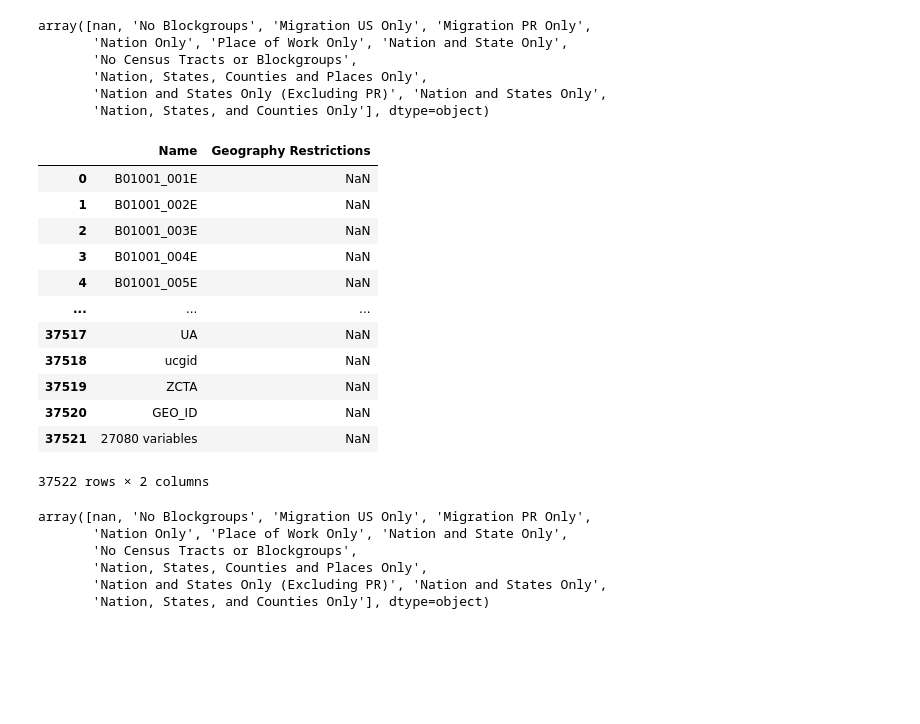
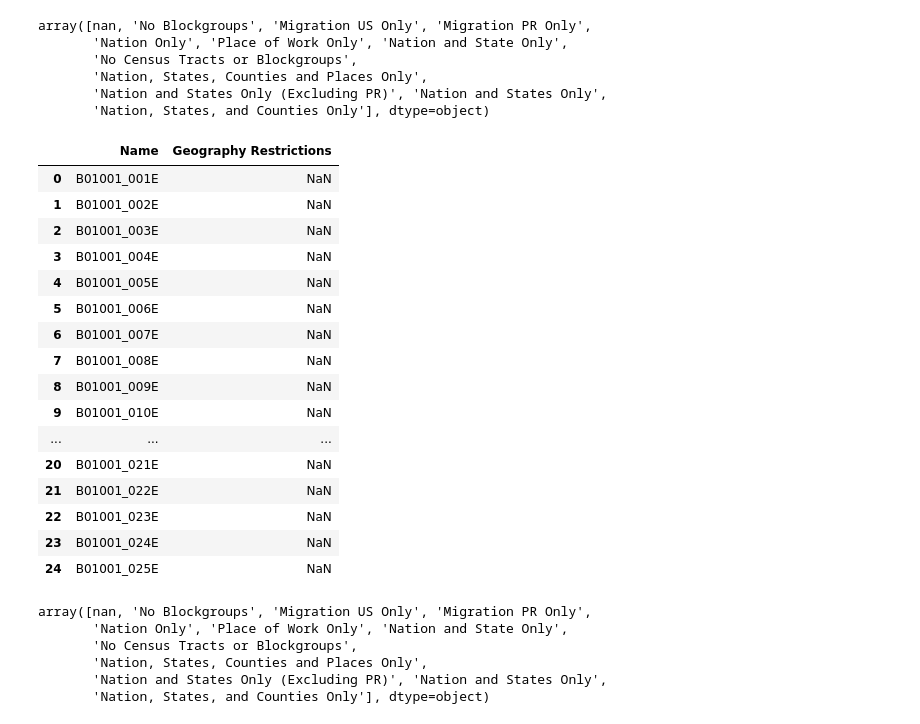
Before and after one commit to jchen321/geosnap4ed-1, a Jupyter notebook: census_reference_chart-02.ipynb, the cells around one changed output. Cells and saved outputs as stored; diff of their text form; code cells hidden in the pictures; blank space fills up the shorter version.

```diff
--- a/census_reference_chart-02.ipynb
+++ b/census_reference_chart-02.ipynb
@@ -45,21 +56,25 @@ array([nan, 'No Blockgroups', 'Migration US Only', 'Migration PR Only',
        'Nation and States Only (Excluding PR)', 'Nation and States Only',
        'Nation, States, and Counties Only'], dtype=object)
 # %%
-inc
+inc.head(25)
 # %% [output]
 |  | Name | Geography Restrictions |
 | 0 | B01001_001E | NaN |
 | 1 | B01001_002E | NaN |
 | 2 | B01001_003E | NaN |
 | 3 | B01001_004E | NaN |
 | 4 | B01001_005E | NaN |
+| 5 | B01001_006E | NaN |
+| 6 | B01001_007E | NaN |
+| 7 | B01001_008E | NaN |
+| 8 | B01001_009E | NaN |
+| 9 | B01001_010E | NaN |
 | ... | ... | ... |
-| 37517 | UA | NaN |
-| 37518 | ucgid | NaN |
-| 37519 | ZCTA | NaN |
-| 37520 | GEO_ID | NaN |
-| 37521 | 27080 variables | NaN |
+| 20 | B01001_021E | NaN |
+| 21 | B01001_022E | NaN |
+| 22 | B01001_023E | NaN |
+| 23 | B01001_024E | NaN |
+| 24 | B01001_025E | NaN |
-37522 rows × 2 columns
 # %%
 inc['Geography Restrictions'].unique()
 # %% [output]
```
Also changed, not shown: parts of 5 cells of this notebook.
